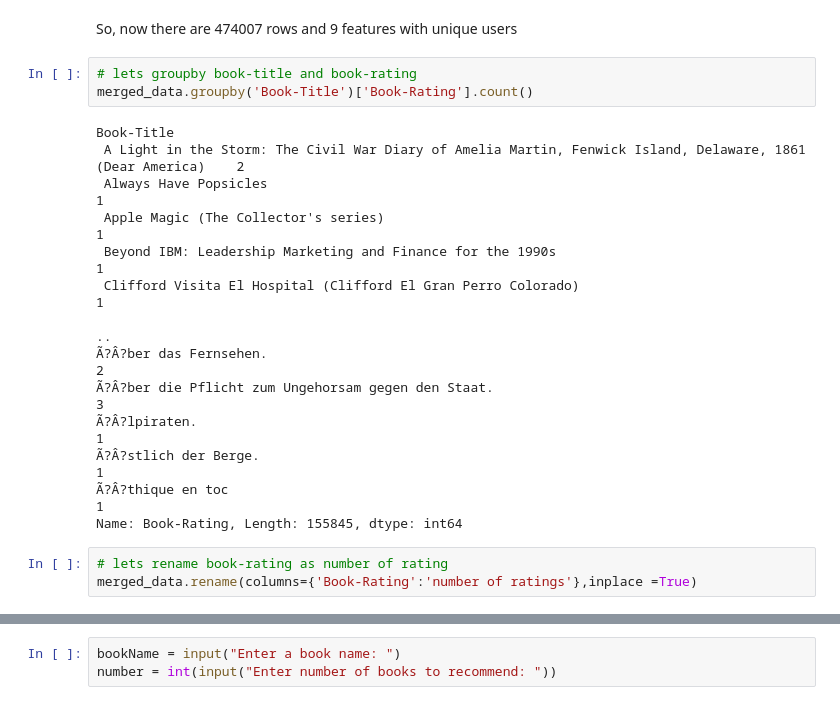
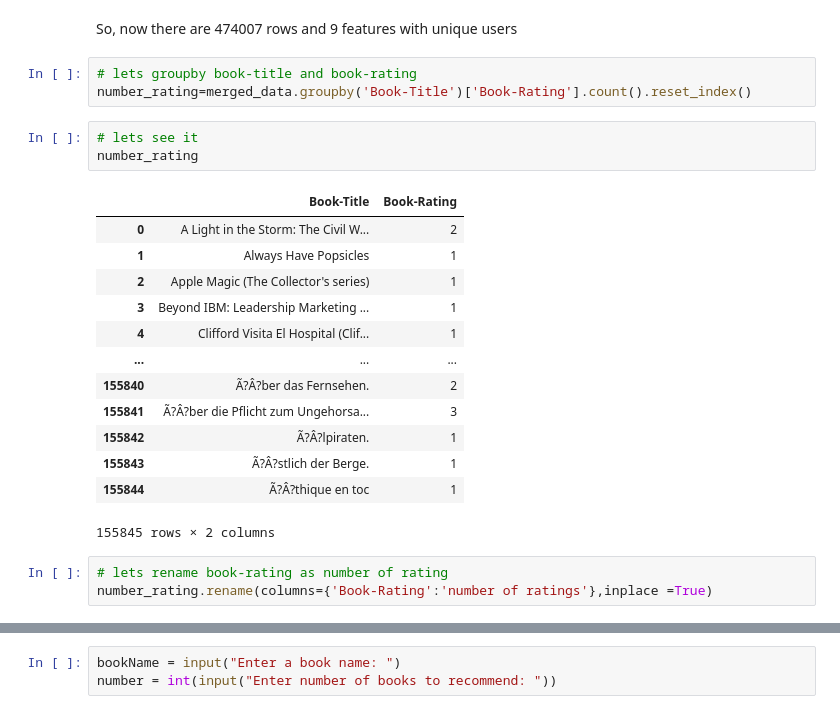
Before and after one commit to Shailendra114/Books-Recommendation-System-Unsupervised-Machine-Learning-, a Jupyter notebook: Books_Recommendation_System.ipynb, the cells around one changed output, grey strips where cells are left out. Drawn from its saved outputs; the diff is of its cells as text.

```diff
--- a/Books_Recommendation_System.ipynb
+++ b/Books_Recommendation_System.ipynb
@@ -947,21 +947,24 @@ merged_data.shape
 So, now there are 474007 rows and 9 features with unique users
 # %%
 # lets groupby book-title and book-rating
-merged_data.groupby('Book-Title')['Book-Rating'].count()
+number_rating=merged_data.groupby('Book-Title')['Book-Rating'].count().reset_index()
-# %% [output]
-Book-Title
- A Light in the Storm: The Civil War Diary of Amelia Martin, Fenwick Island, Delaware, 1861 (Dear America)    2
- Always Have Popsicles                                                                                        1
- Apple Magic (The Collector's series)                                                                         1
- Beyond IBM: Leadership Marketing and Finance for the 1990s                                                   1
- Clifford Visita El Hospital (Clifford El Gran Perro Colorado)                                                1
-                                                                                                             ..
-Ã?Â?ber das Fernsehen.                                                                                        2
-Ã?Â?ber die Pflicht zum Ungehorsam gegen den Staat.                                                           3
-Ã?Â?lpiraten.                                                                                                 1
-Ã?Â?stlich der Berge.                                                                                         1
-Ã?Â?thique en toc                                                                                             1
-Name: Book-Rating, Length: 155845, dtype: int64
+# %%
+# lets see it
+number_rating
+# %% [output]
+|  | Book-Title | Book-Rating |
+| 0 | A Light in the Storm: The Civil W... | 2 |
+| 1 | Always Have Popsicles | 1 |
+| 2 | Apple Magic (The Collector's series) | 1 |
+| 3 | Beyond IBM: Leadership Marketing ... | 1 |
+| 4 | Clifford Visita El Hospital (Clif... | 1 |
+| ... | ... | ... |
+| 155840 | Ã?Â?ber das Fernsehen. | 2 |
+| 155841 | Ã?Â?ber die Pflicht zum Ungehorsa... | 3 |
+| 155842 | Ã?Â?lpiraten. | 1 |
+| 155843 | Ã?Â?stlich der Berge. | 1 |
+| 155844 | Ã?Â?thique en toc | 1 |
+155845 rows × 2 columns
 # %%
 # lets rename book-rating as number of rating
-merged_data.rename(columns={'Book-Rating':'number of ratings'},inplace =True)
+number_rating.rename(columns={'Book-Rating':'number of ratings'},inplace =True)
```
Also changed, not shown: parts of 15 cells of this notebook.
